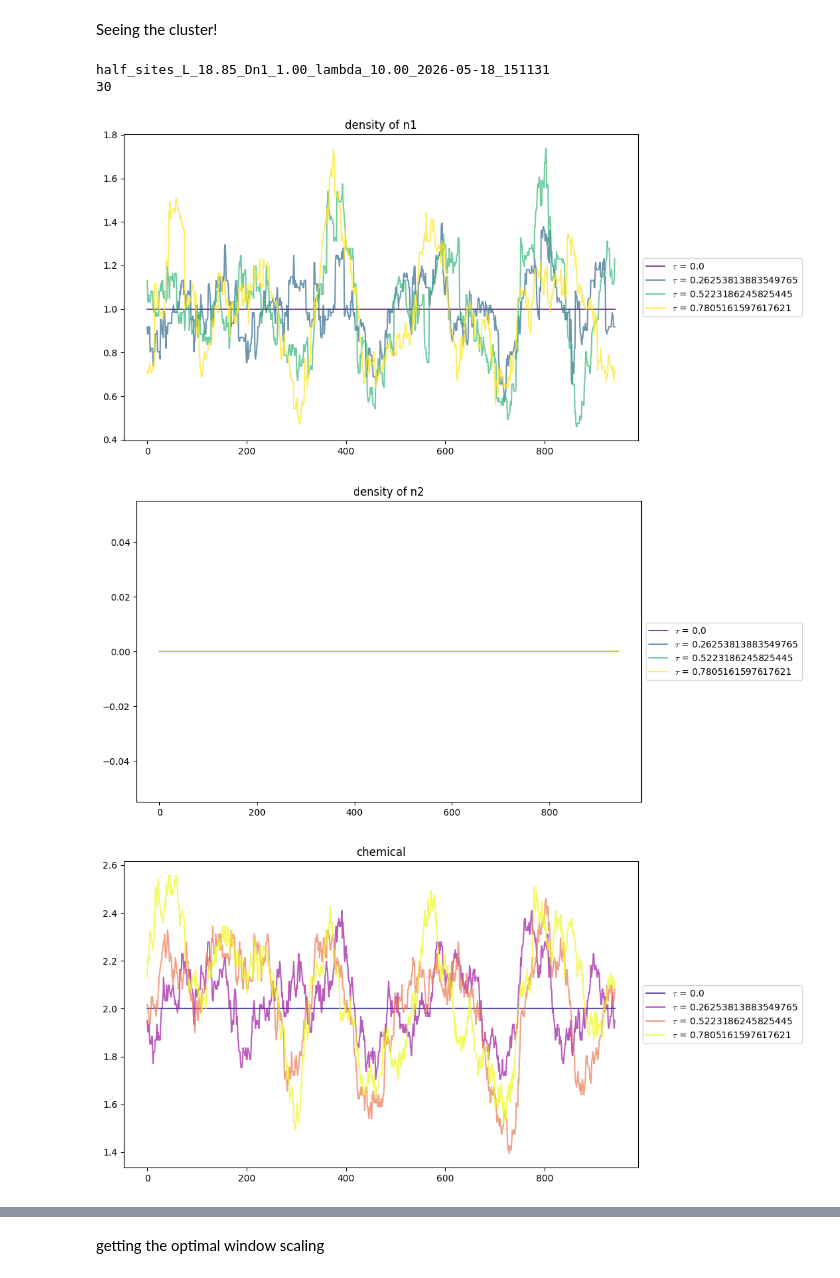
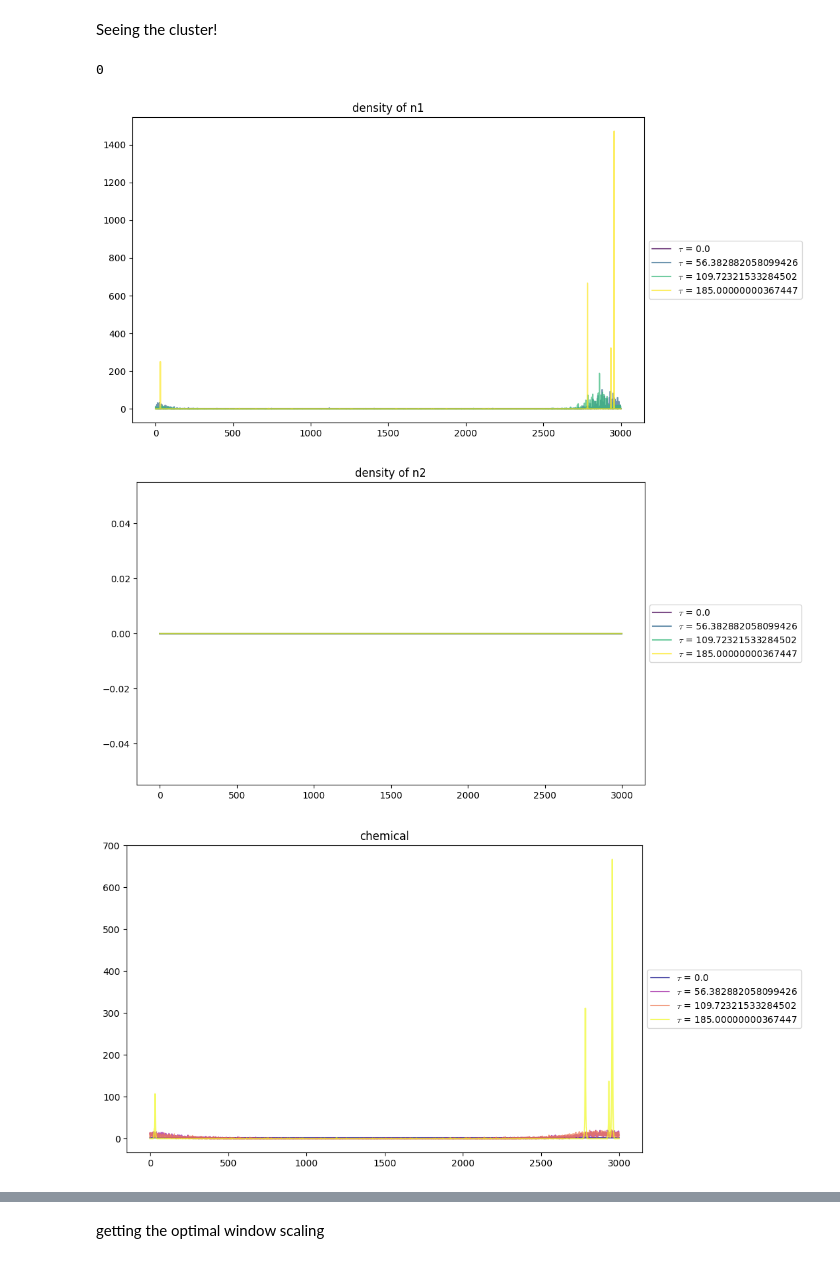
Before and after one commit to HappyTurtle99/Microscopic, a Jupyter notebook: visualize.ipynb, the cells around one changed output, grey strips where cells are left out. Saved outputs shown, nothing was run; the diff lists cells and outputs as text; code cells hidden in the pictures.

```diff
--- a/visualize.ipynb
+++ b/visualize.ipynb
@@ -59,17 +38,20 @@ files
 # %% [markdown]
 Seeing the cluster!
 # %%
+from helper_functions import *
 # path = files[8]
-path = 'half_sites_L_18.85_Dn1_1.00_lambda_10.00_2026-05-18_151131'
-print(path)
+# path = 'window_test_L_18.85_Nsites_1200.00_T_3.30_2026-05-21_175633'
+# print(path)
+# occupancies_t, tau_t, _, _, _ = load_sim(path)
+
+path = '/Users/sarce/Microscopic/cluster_data/window_t_L_12.56_Nsites_3000.00_Tfinal_150.00_35_continued_Dc_10_2026-05-19_155535'
 occupancies_t, tau_t, _, _, _ = load_sim(path)
-w = int(occupancies_t.shape[2] ** 0.5)
-
+w = int(occupancies_t.shape[2] ** 0.7) // 2
+w = 0
 print(w)
-plot_results(occupancies_t, tau_t, w, 0, 0.2, 4)
+plot_results(occupancies_t, tau_t, w, 0, 1, 4)
 # %% [output]
-half_sites_L_18.85_Dn1_1.00_lambda_10.00_2026-05-18_151131
-30
+0
-[figure, old version]
+[figure, new version]
-[figure, old version]
+[figure, new version]
-[figure, old version]
+[figure, new version]
```
Also changed, not shown: parts of 20 cells of this notebook, 11 other files.
